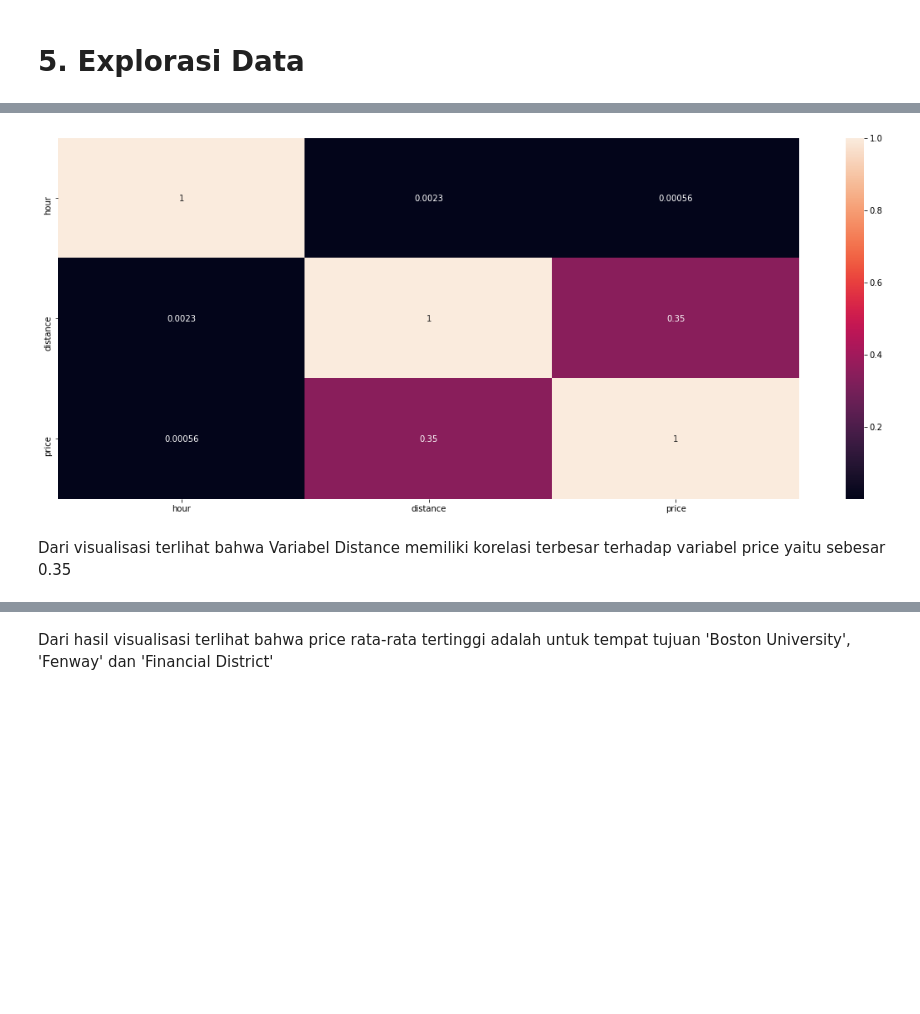
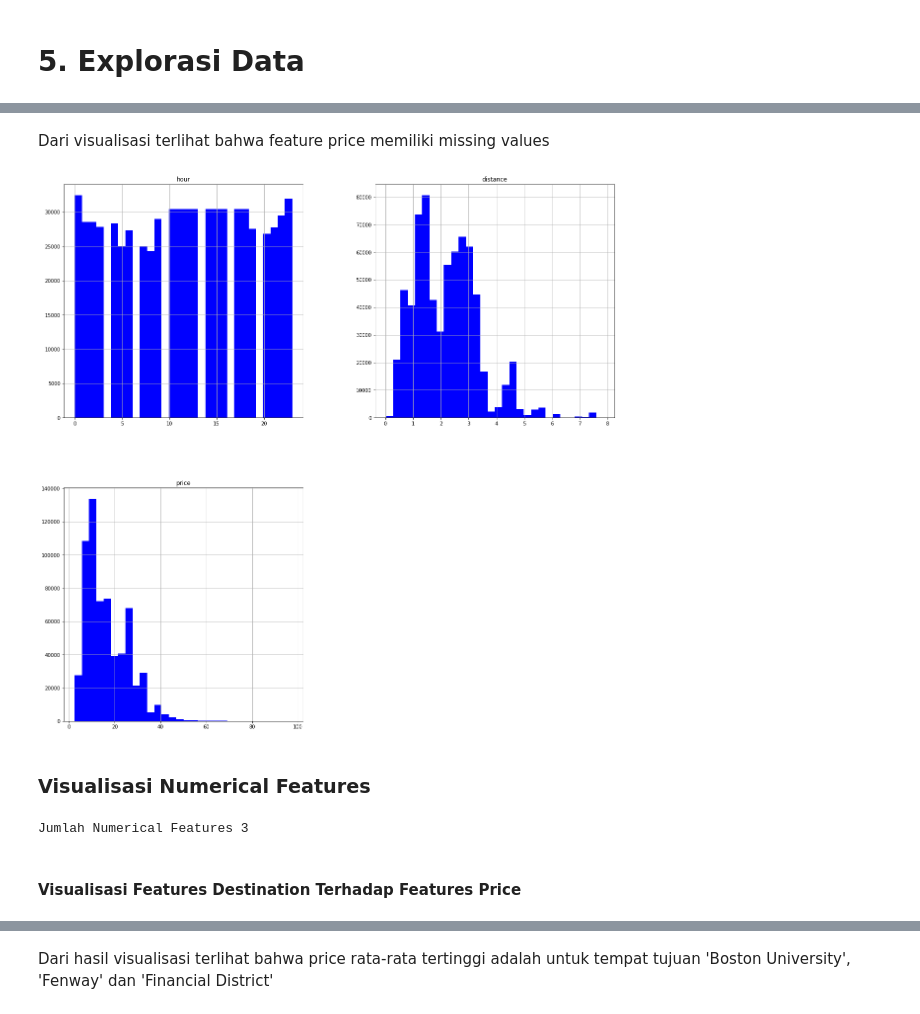
Before and after one commit to stefanusdody/Regression-Uber-vs-Lyft-Price-Prediction, a Jupyter notebook: Uber_Lyft_price_pred.ipynb, the cells around one changed output, grey strips where cells are left out. Cells and saved outputs as stored; diff of their text form; code cells hidden in the pictures; blank space fills up the shorter version.

```diff
--- a/Uber_Lyft_price_pred.ipynb
+++ b/Uber_Lyft_price_pred.ipynb
@@ -24,7 +44,7 @@ import seaborn as sns
 # %% [markdown]
 # 3. Data Loading
 # %%
-dataset = pd.read_csv('rideshare_kaggle.csv')
+df = pd.read_csv('/content/drive/MyDrive/dataset/rideshare_kaggle.csv')
 # %% [markdown]
 #### Melihat 5 data teratas
 # %%
@@ -113,0 +116,6 @@ memilih variabel 'hour', 'source', 'destination', 'cab_type', 'name', 'distance'
+# %%
+cols_to_use = ['hour', 'source', 'destination', 'cab_type', 'name', 'distance', 'price']
+
+dataset = df.copy()
+dataset = df[cols_to_use]
+dataset.head()
@@ -116,10 +135,19 @@ memilih variabel 'hour', 'source', 'destination', 'cab_type', 'name', 'distance'
+# %% [markdown]
+Dari visualisasi terlihat bahwa feature price memiliki missing values
 # %%
-plt.figure(figsize=(20,8))
-sns.heatmap(dataset.corr(), annot=True);
+dataset.hist(bins = 30, figsize = (20,20), color = 'blue');
 # %% [output]
-[figure, old version]
+[figure, new version]
-# %% [markdown]
-Dari visualisasi terlihat bahwa Variabel Distance memiliki korelasi terbesar terhadap variabel price yaitu sebesar 0.35
+# %% [markdown]
+### Visualisasi Numerical Features
+# %%
+Numerical_features = [feature for feature in dataset.columns if dataset[feature].dtypes!='O']
+
+print("Jumlah Numerical Features {}".format(len(Numerical_features)))
+# %% [output]
+Jumlah Numerical Features 3
+# %% [markdown]
+#### Visualisasi Features Destination Terhadap Features Price
 # %%
 plt.figure(figsize=(20,8))
 sns.barplot(x='destination',y='price',data=dataset);
```
Also changed, not shown: parts of 94 cells of this notebook, 1 other file.
